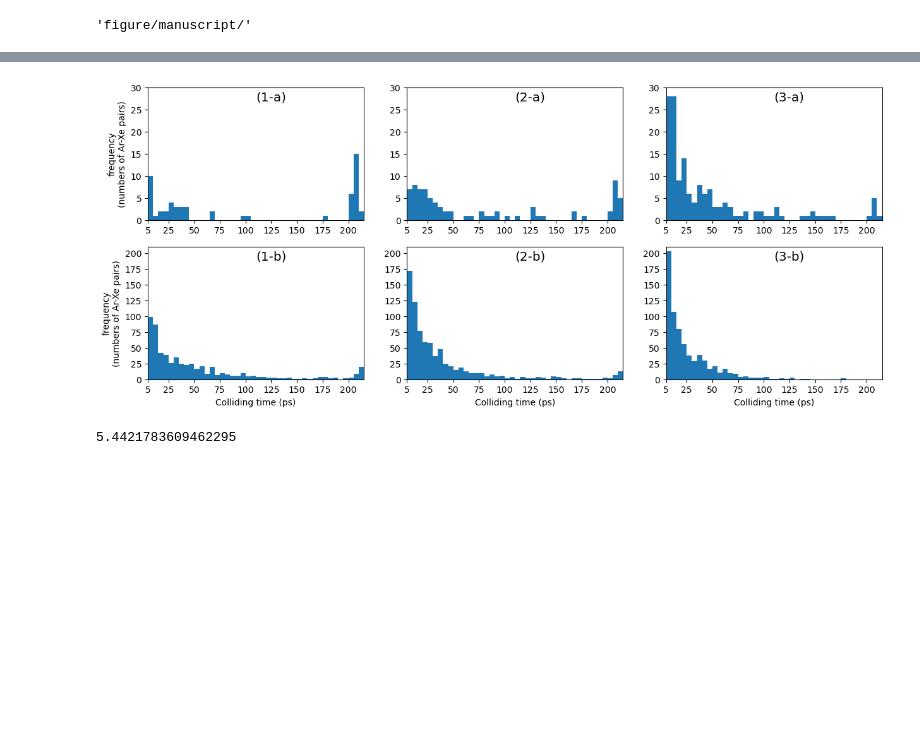
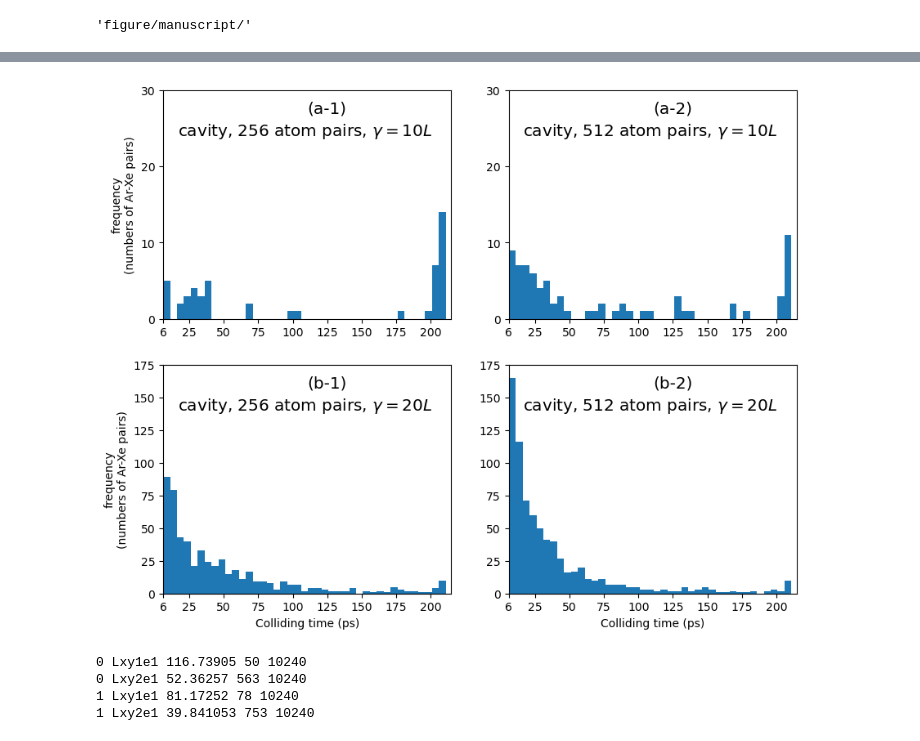
Before and after one commit to RibeiroGroup/Molecular-Dynamics-for-CIS, a Jupyter notebook: src/analyze_monte_carlo.ipynb, the cells around one changed output, grey strips where cells are left out. Saved outputs shown, nothing was run; the diff lists cells and outputs as text; code cells hidden in the pictures; blank space fills up the shorter version.

```diff
--- a/src/analyze_monte_carlo.ipynb
+++ b/src/analyze_monte_carlo.ipynb
@@ -96,8 +96,8 @@ def getall_colliding_time(result_dict_path, limit = None):
 
     n_pickle = 0
     for i, (j, path) in enumerate(directory_dict.items()):
-        if limit and n_pickle > limit:
-            continue
+        if limit and n_pickle >= limit:
+            break
 
         try:
             with open(path, 'rb') as handle:
@@ -181,6 +181,9 @@ for i,(temp, freefield_result_path) in enumerate(FREEFIELD_RESULT_DICT.items()):
         rad_profile100 = f
         omega_profile100 = o
 
+    if i == 0:
+        ax[0].scatter([], [], s = 5, alpha = 0.5, c = 'black',
+        label = 'Exp. @ 292K')
 
 ax[0].legend()
     #loc='lower center', bbox_to_anchor=(0.5, 0.88), ncol=3)
@@ -317,6 +320,8 @@ gc.collect()
 fig_root
 # %% [output]
 'figure/manuscript/'
+# %%
+spectra_utils = importlib.reload(spectra_utils)
 # %%
 """
 Electromagnetic profiling for computing spectra
@@ -397,64 +420,72 @@ fig.savefig(fig_root + "boltzmann_cavity_spectrum.jpeg",dpi = 600,bbox_inches =
 # Initially zero amplitude field #
 ##################################
 
-fig,ax = plt.subplots(2,3, figsize = (15,6))
+fig,ax = plt.subplots(2,2, figsize = (10,8))
 
-foo = [CAVITYFIELD_RESULT_DICT2, CAVITYFIELD_RESULT_DICT512, CAVITYFIELD_RESULT_DICT3]
+foo = [CAVITYFIELD_RESULT_DICT2, CAVITYFIELD_RESULT_DICT512]
 
 letters = ['a', 'b', 'c']
 
-hist_dict = {}
+ct_dict = {}
 
 for j, result_dict in enumerate(foo):
+    food = {}
     for i, coup_str in enumerate(['Lxy1e1', 'Lxy2e1']):
 
         cavityfield_result_dict = result_dict[coup_str]
         ct = getall_colliding_time(cavityfield_result_dict, limit = 40)
         ct = np.array(ct, dtype = np.float32)
 
-        frame = np.arange(4.9999, 214.9999, 4.9999, dtype = np.float32)
+        frame = np.arange(5.9999, 214.9999, 4.9999, dtype = np.float32)
         bin2 = ax[i,j].hist(ct, frame)
+
+        food.update({coup_str : ct})
 
         del ct
         del cavityfield_result_dict
 
         ax[i,j].yaxis.set_major_formatter('{x:.0f}')
 
-
         ax[i,j].xaxis.set_major_locator(MultipleLocator(25))
-        ax[i,j].set_xticks(list(ax[i,j].get_xticks()) + [5])
-        ax[i,j].set_xlim(5,215)
+        ax[i,j].set_xticks(list(ax[i,j].get_xticks()) + [6])
+        ax[i,j].set_xlim(6,215)
 
 
         if i == 0:
             ax[i,j].set_ylim(0,30)
-            ax[i,j].yaxis.set_major_locator(MultipleLocator(5))
+            ax[i,j].yaxis.set_major_locator(MultipleLocator(10))
 
         elif i == 1:
-            ax[i,j].set_ylim(0,210)
+            ax[i,j].set_ylim(0,175)
             ax[i,j].yaxis.set_major_locator(MultipleLocator(25))
 
         ax[i,j].annotate(
-            '({}-{})'.format(j + 1, letters[i]),
+            '({}-{})'.format(letters[i], j + 1),
             xy = (0.5,0.9), xycoords = 'axes fraction',
             size = 'x-large', )
+    ct_dict.update({j: food})
 
 ax[1,0].set_xlabel('Colliding time (ps)')
 ax[1,1].set_xlabel('Colliding time (ps)')
-ax[1,2].set_xlabel('Colliding time (ps)')
+#ax[1,2].set_xlabel('Colliding time (ps)')
 
 ax[0,0].set_ylabel('frequency\n(numbers of Ar-Xe pairs)')
 ax[1,0].set_ylabel('frequency\n(numbers of Ar-Xe pairs)')
 
+ax[0,0].annotate(r'cavity, 256 atom pairs, $\gamma = 10L$',xy = (0.05,0.8), xycoords = 'axes fraction', fontsize = 'x-large')
+ax[0,1].annotate(r'cavity, 512 atom pairs, $\gamma = 10L$',xy = (0.05,0.8), xycoords = 'axes fraction', fontsize = 'x-large')
+ax[1,0].annotate(r'cavity, 256 atom pairs, $\gamma = 20L$',xy = (0.05,0.8), xycoords = 'axes fraction', fontsize = 'x-large')
+ax[1,1].annotate(r'cavity, 512 atom pairs, $\gamma = 20L$',xy = (0.05,0.8), xycoords = 'axes fraction', fontsize = 'x-large')
+
 fig.savefig(fig_root + 'histogram.jpeg',dpi=600, bbox_inches = 'tight')
 # %% [output]
-[figure, old version]
+[figure, new version]
 # %%
-from sklearn.mixture import GaussianMixture
-
-model = GaussianMixture(n_components = 100)#, random_state = 0)
-
-collide_time = ct_dict['Lxy2e1']
-collide_time = collide_time[collide_time > 5]
-X = np.array(collide_time).reshape(-1,1)
-model.fit(X)
+for i, foo in ct_dict.items():
+    for coup_str, ct in foo.items():
+        print(i, coup_str, np.mean(ct[ct > 6]), len(ct[ct > 6]), len(ct))
+# %% [output]
+0 Lxy1e1 116.73905 50 10240
+0 Lxy2e1 52.36257 563 10240
+1 Lxy1e1 81.17252 78 10240
+1 Lxy2e1 39.841053 753 10240
@@ -466,7 +492,3 @@ ax.plot(x, model.predict(x.reshape(-1,1)))
-# %%
-max(ct0)
-# %% [output]
-5.4421783609462295
 # %%
 ##################################
 # HISTOGRAM OF COLLISION TIME    #
```
Also changed, not shown: parts of 6 cells of this notebook, 10 other files.
